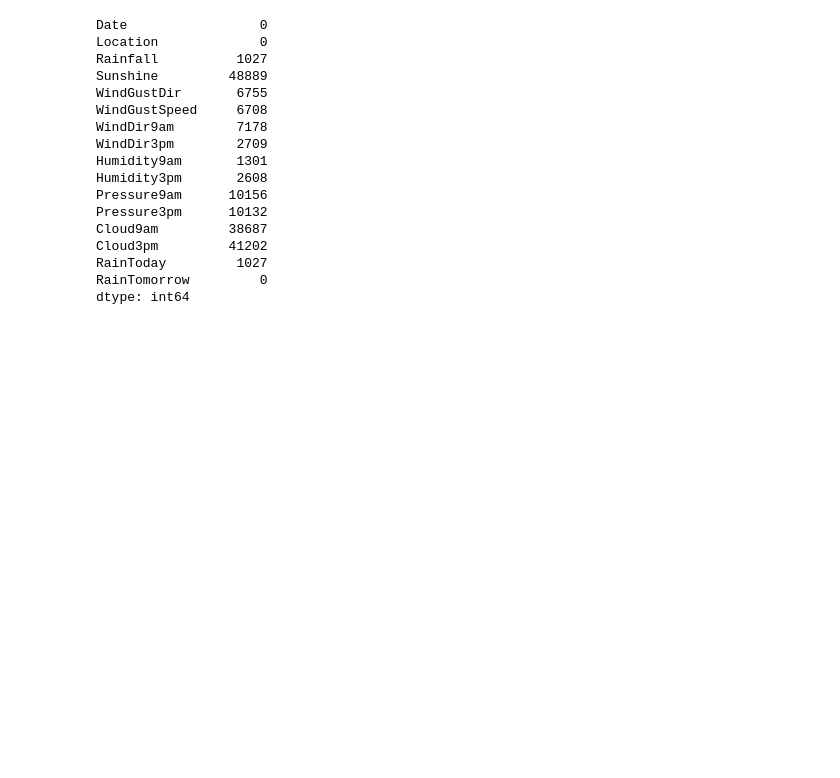
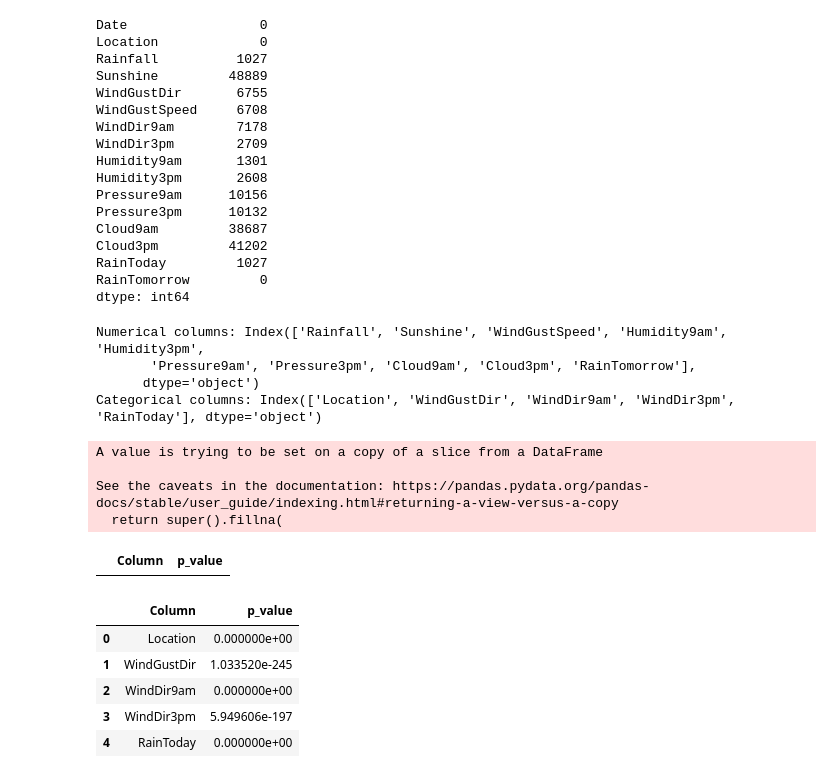
Before and after one commit to Penzragon/h8dsft_P1W1LGSVM, a Jupyter notebook: script.ipynb, the cells around one changed output. Saved outputs shown, nothing was run; the diff lists cells and outputs as text; code cells hidden in the pictures; blank space fills up the shorter version.

Commit message:
Hypotest for column to drop

```diff
--- a/script.ipynb
+++ b/script.ipynb
@@ -497,3 +497,27 @@ Cloud3pm         41202
 RainToday         1027
 RainTomorrow         0
 dtype: int64
+# %%
+num_cols = df_train.select_dtypes(include=['int64', 'float64']).columns
+cat_cols = df_train.select_dtypes(include=['object']).columns
+
+print(f'Numerical columns: {num_cols}')
+print(f'Categorical columns: {cat_cols}')
+# %% [output]
+Numerical columns: Index(['Rainfall', 'Sunshine', 'WindGustSpeed', 'Humidity9am', 'Humidity3pm',
+       'Pressure9am', 'Pressure3pm', 'Cloud9am', 'Cloud3pm', 'RainTomorrow'],
+      dtype='object')
+Categorical columns: Index(['Location', 'WindGustDir', 'WindDir9am', 'WindDir3pm', 'RainToday'], dtype='object')
+# %%
+# Impute missing values from numerical columns if distribution is not normal then use median if distribution is normal then use mean
+for col in num_cols:
+    if df_train[col].isna().sum() > 0:
+        if -0.5 <= df_train[col].skew() <= 0.5:
+            df_train[col].fillna(df_train[col].mean(), inplace=True)
+        else:
+            df_train[col].fillna(df_train[col].median(), inplace=True)
+# %% [output]
+A value is trying to be set on a copy of a slice from a DataFrame
+
+See the caveats in the documentation: https://pandas.pydata.org/pandas-docs/stable/user_guide/indexing.html#returning-a-view-versus-a-copy
+  return super().fillna(
@@ -499,0 +526,21 @@ dtype: int64
+# %%
+pvals = []
+for col in cat_cols:
+    contingency_table = pd.crosstab(df_train[col], df_train['RainTomorrow'])
+    chi2, p, dof, expected = chi2_contingency(contingency_table)
+    pvals.append(p)
+
+pvals = pd.DataFrame({'Column': cat_cols, 'p_value': pvals})
+col_to_drop = pvals[pvals.p_value > 0.05]
+col_to_drop
+# %% [output]
+|  | Column | p_value |
+# %%
+pvals
+# %% [output]
+|  | Column | p_value |
+| 0 | Location | 0.000000e+00 |
+| 1 | WindGustDir | 1.033520e-245 |
+| 2 | WindDir9am | 0.000000e+00 |
+| 3 | WindDir3pm | 5.949606e-197 |
+| 4 | RainToday | 0.000000e+00 |
```
Also changed, not shown: parts of 1 cell of this notebook.
